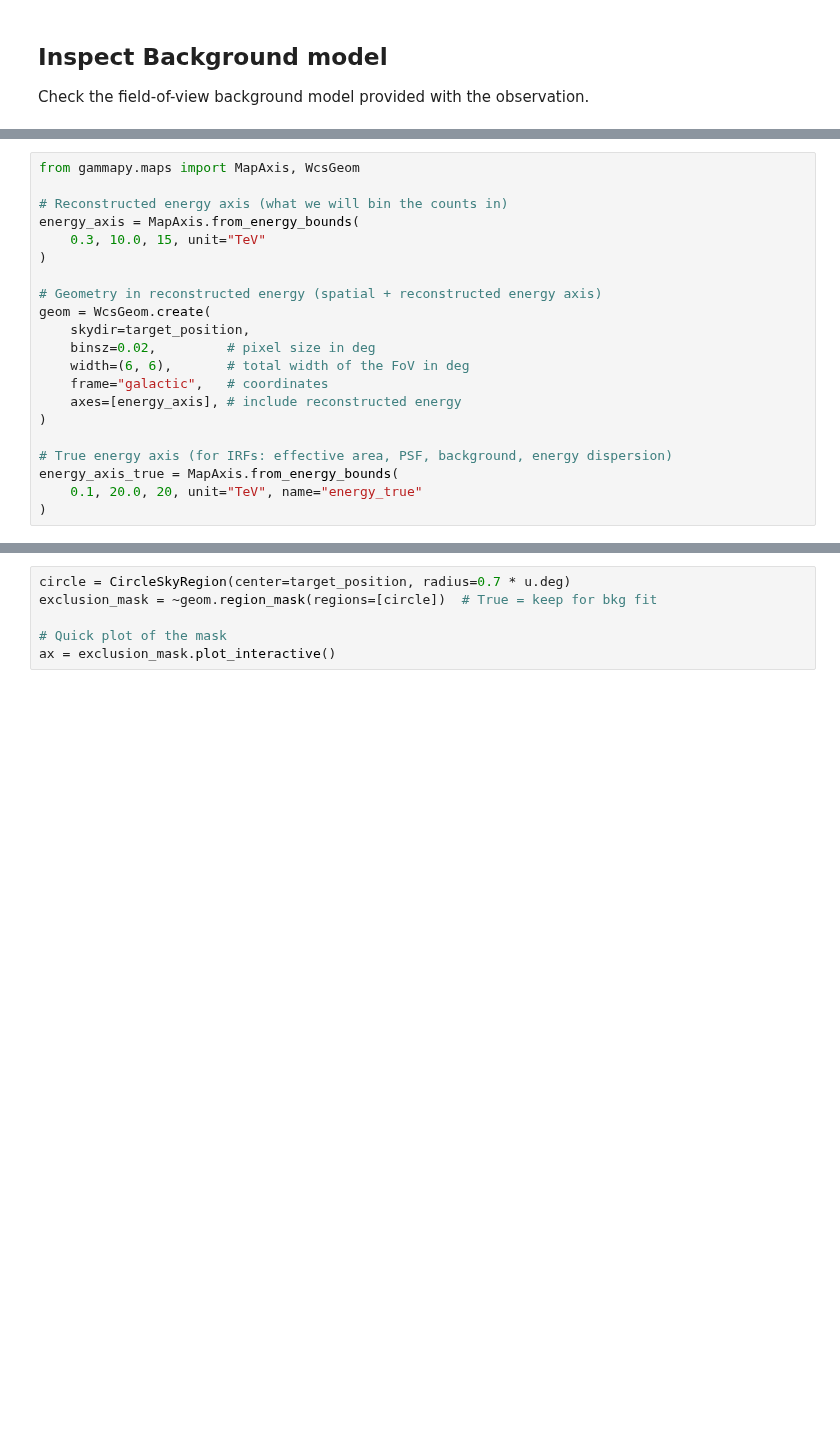
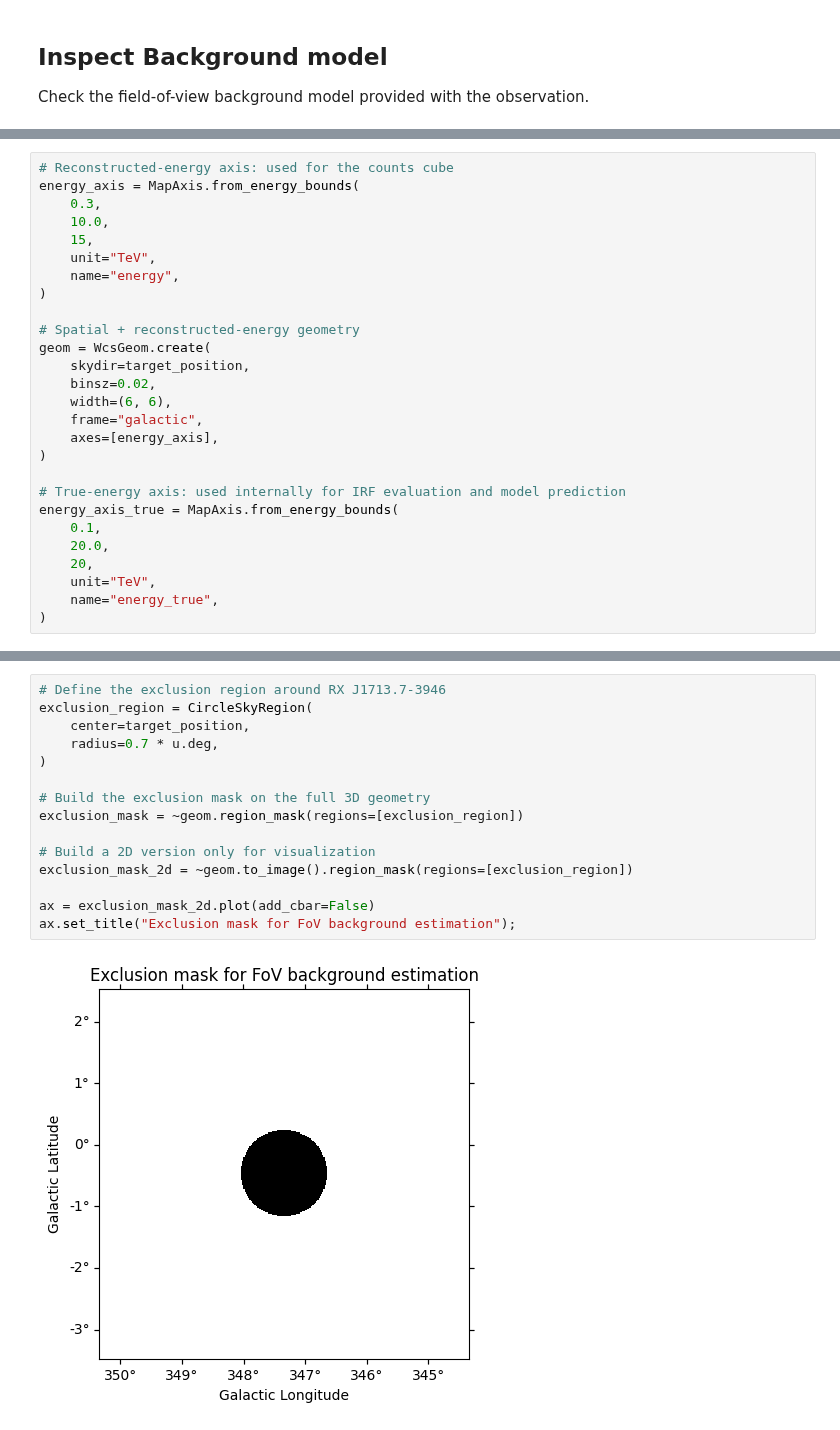
Before and after one commit to juliagouveamamprim/gamma-ray-analysis-with-gammapy, a Jupyter notebook: notebooks/02_3d_gamma_ray_analysis.ipynb, the cells around one changed output, grey strips where cells are left out. Drawn from its saved outputs; the diff is of its cells as text; blank space fills up the shorter version.

```diff
--- a/notebooks/02_3d_gamma_ray_analysis.ipynb
+++ b/notebooks/02_3d_gamma_ray_analysis.ipynb
@@ -132,22 +208,28 @@ It is important to ensure that the true energy axis is both **wider in energy**
 # %%
-from gammapy.maps import MapAxis, WcsGeom
-
-# Reconstructed energy axis (what we will bin the counts in)
+# Reconstructed-energy axis: used for the counts cube
 energy_axis = MapAxis.from_energy_bounds(
-    0.3, 10.0, 15, unit="TeV"
+    0.3,
+    10.0,
+    15,
+    unit="TeV",
+    name="energy",
 )
 
-# Geometry in reconstructed energy (spatial + reconstructed energy axis)
+# Spatial + reconstructed-energy geometry
 geom = WcsGeom.create(
     skydir=target_position,
-    binsz=0.02,         # pixel size in deg
-    width=(6, 6),       # total width of the FoV in deg
-    frame="galactic",   # coordinates
-    axes=[energy_axis], # include reconstructed energy
+    binsz=0.02,
+    width=(6, 6),
+    frame="galactic",
+    axes=[energy_axis],
 )
 
-# True energy axis (for IRFs: effective area, PSF, background, energy dispersion)
+# True-energy axis: used internally for IRF evaluation and model prediction
 energy_axis_true = MapAxis.from_energy_bounds(
-    0.1, 20.0, 20, unit="TeV", name="energy_true"
+    0.1,
+    20.0,
+    20,
+    unit="TeV",
+    name="energy_true",
 )
 # %%
@@ -169,7 +265,18 @@ Here we use a **0.7°** radius circle around RX J1713. Adjust if needed.
 # %%
-circle = CircleSkyRegion(center=target_position, radius=0.7 * u.deg)
-exclusion_mask = ~geom.region_mask(regions=[circle])  # True = keep for bkg fit
+# Define the exclusion region around RX J1713.7-3946
+exclusion_region = CircleSkyRegion(
+    center=target_position,
+    radius=0.7 * u.deg,
+)
 
-# Quick plot of the mask
-ax = exclusion_mask.plot_interactive()
+# Build the exclusion mask on the full 3D geometry
+exclusion_mask = ~geom.region_mask(regions=[exclusion_region])
+
+# Build a 2D version only for visualization
+exclusion_mask_2d = ~geom.to_image().region_mask(regions=[exclusion_region])
+
+ax = exclusion_mask_2d.plot(add_cbar=False)
+ax.set_title("Exclusion mask for FoV background estimation");
+# %% [output]
+[figure, added]
 # %% [markdown]
```
Also changed, not shown: parts of 68 cells of this notebook, 1 other file.
